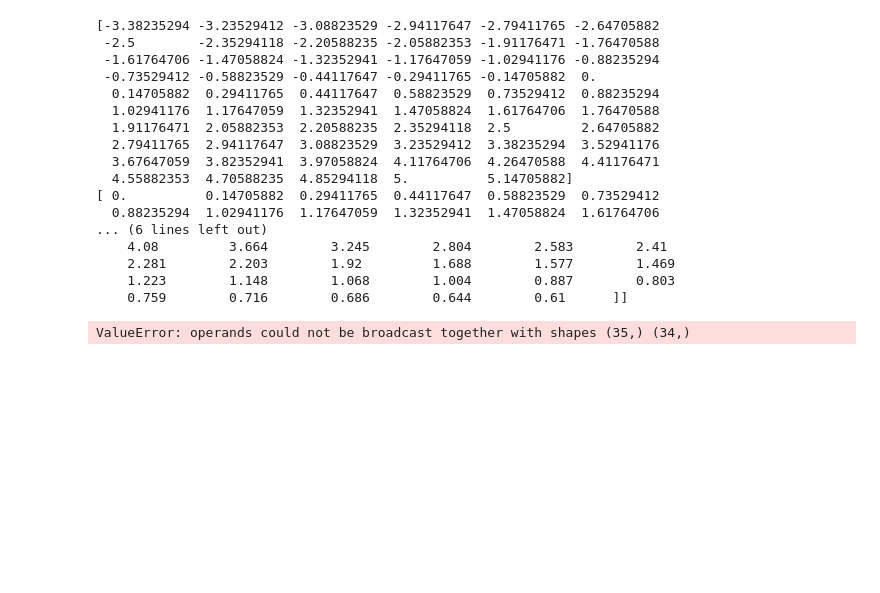
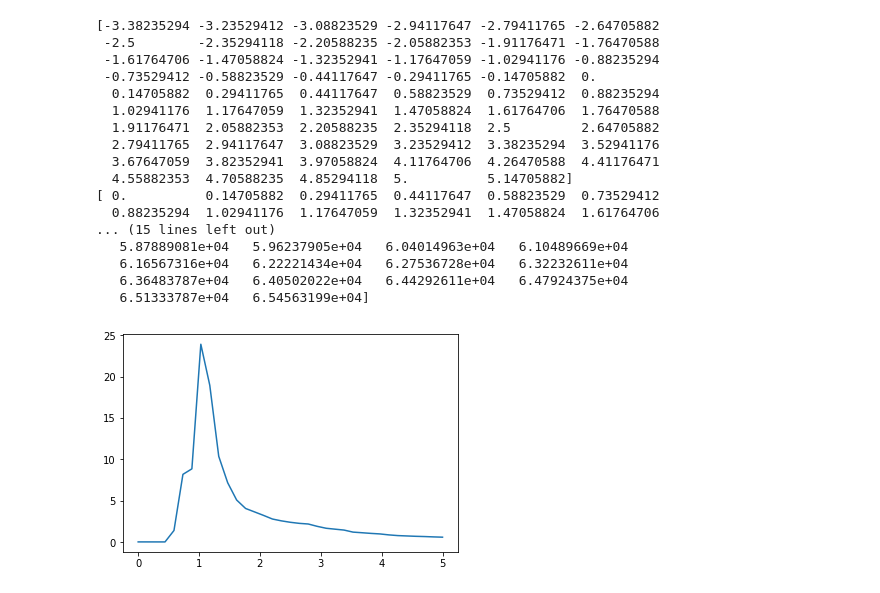
Before and after one commit to ismari92/LandlabSurfaceRunOffModel, a Jupyter notebook: calibration/InfiltrationAndStormCalibrationDemLoop.ipynb, the cells around one changed output. Cells and saved outputs as stored; diff of their text form; code cells hidden in the pictures; blank space fills up the shorter version.

```diff
--- a/calibration/InfiltrationAndStormCalibrationDemLoop.ipynb
+++ b/calibration/InfiltrationAndStormCalibrationDemLoop.ipynb
@@ -67,44 +67,44 @@ cal = np.loadtxt('../calibrationData/Reworked/flows_20090210.csv')
 q = 5
 p = 0
 b = 59
 a = 25
 
 m = (q-p)/(b-a)
 c = q - m*(b-1)
 
 c_time = m*cal[:,0] + c
 
 print(c_time)
 
 vtest = (c_time >=0) & (c_time <=5)
-cc = c_time[np.where(vtest)]
-dd = cal[np.where(vtest),1]
-print(cc)
-print(dd)
+measured_time = c_time[np.where(vtest)]
+measured_discharge = cal[np.where(vtest),1]
+print(measured_time)
+print(measured_discharge)
 
-cum = np.cumsum(np.array(dd)[0]*np.diff(np.array(cc)))*3600.
-print(cum)
+measured_cum = np.cumsum(np.array(measured_discharge)[0,1:]*np.diff(np.array(measured_time)))*3600.
+print(measured_cum)
 
-plt.plot(cc,dd[0])
+plt.plot(measured_time,measured_discharge[0])
 plt.show()
 ln = 'Measured data'
 # %% [output]
 [-3.38235294 -3.23529412 -3.08823529 -2.94117647 -2.79411765 -2.64705882
  -2.5        -2.35294118 -2.20588235 -2.05882353 -1.91176471 -1.76470588
  -1.61764706 -1.47058824 -1.32352941 -1.17647059 -1.02941176 -0.88235294
  -0.73529412 -0.58823529 -0.44117647 -0.29411765 -0.14705882  0.
   0.14705882  0.29411765  0.44117647  0.58823529  0.73529412  0.88235294
   1.02941176  1.17647059  1.32352941  1.47058824  1.61764706  1.76470588
   1.91176471  2.05882353  2.20588235  2.35294118  2.5         2.64705882
   2.79411765  2.94117647  3.08823529  3.23529412  3.38235294  3.52941176
   3.67647059  3.82352941  3.97058824  4.11764706  4.26470588  4.41176471
   4.55882353  4.70588235  4.85294118  5.          5.14705882]
 [ 0.          0.14705882  0.29411765  0.44117647  0.58823529  0.73529412
   0.88235294  1.02941176  1.17647059  1.32352941  1.47058824  1.61764706
-... (6 lines left out)
-    4.08         3.664        3.245        2.804        2.583        2.41
-    2.281        2.203        1.92         1.688        1.577        1.469
-    1.223        1.148        1.068        1.004        0.887        0.803
-    0.759        0.716        0.686        0.644        0.61      ]]
+... (15 lines left out)
+   5.87889081e+04   5.96237905e+04   6.04014963e+04   6.10489669e+04
+   6.16567316e+04   6.22221434e+04   6.27536728e+04   6.32232611e+04
+   6.36483787e+04   6.40502022e+04   6.44292611e+04   6.47924375e+04
+   6.51333787e+04   6.54563199e+04]
-ValueError: operands could not be broadcast together with shapes (35,) (34,)
+[figure, added]
 # %%
```
Also changed, not shown: parts of 2 cells of this notebook, 5 other files.
